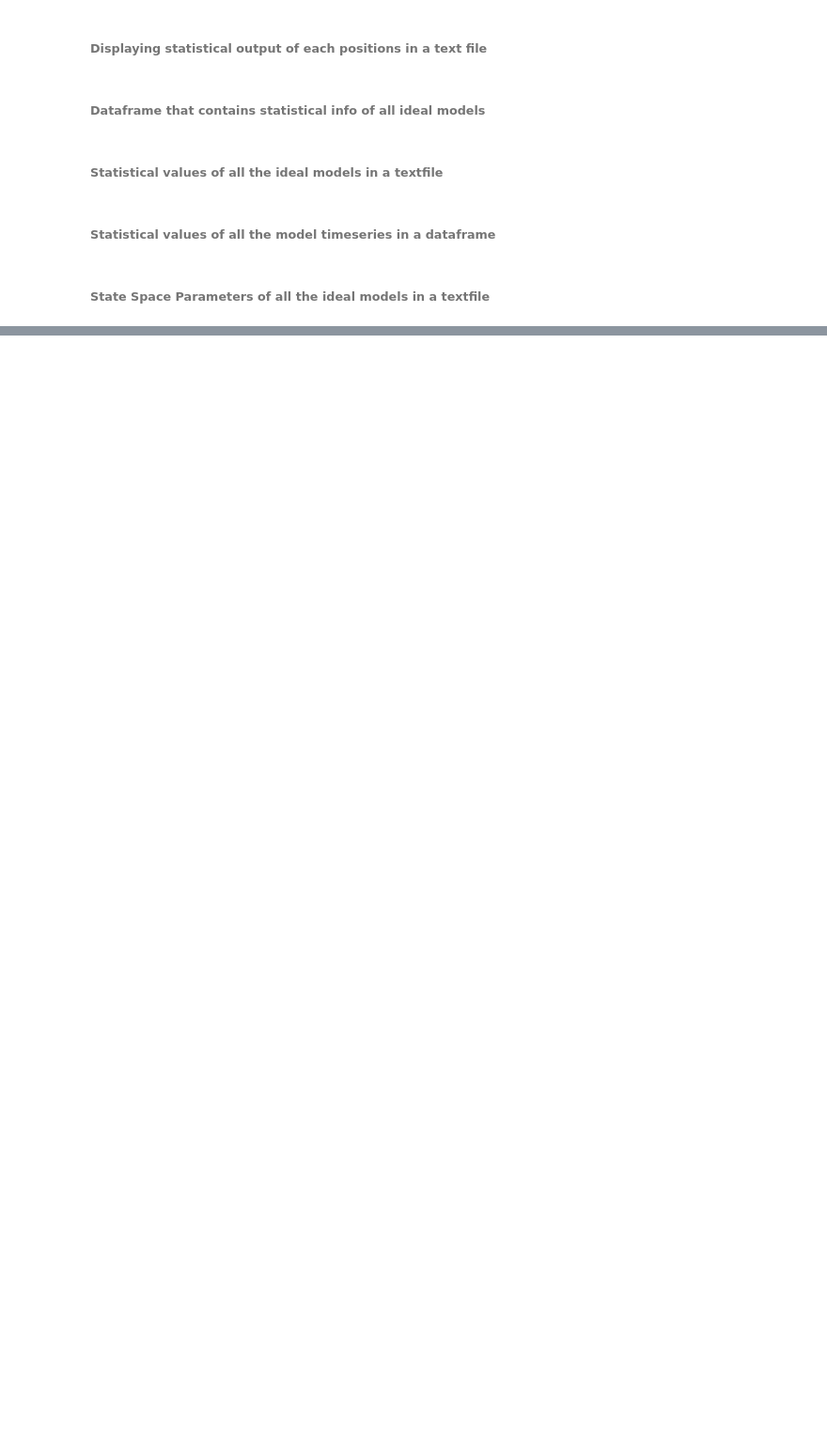
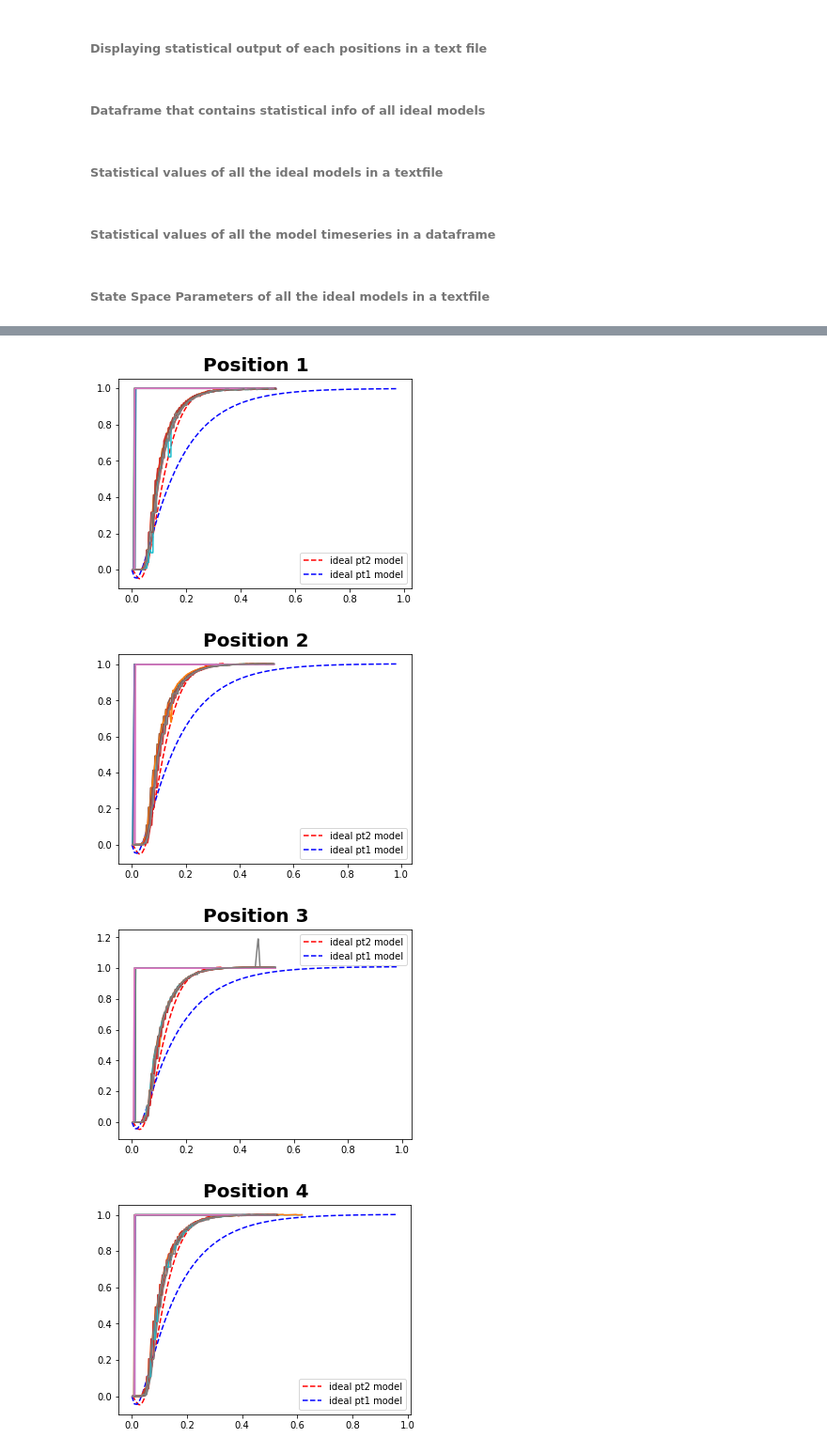
Before and after one commit to lth-tt/sysid2, a Jupyter notebook: Process_Modeling_py2.ipynb, the cells around one changed output, grey strips where cells are left out. Shown at 94% size. Cells and saved outputs as stored; diff of their text form; code cells hidden in the pictures; blank space fills up the shorter version.

```diff
--- a/Process_Modeling_py2.ipynb
+++ b/Process_Modeling_py2.ipynb
@@ -304,0 +336,28 @@ with open("State_Space_Parameters.txt", "w") as text_file:
+# %%
+try:
+    os.makedirs('Model_Validation/')
+except OSError, e:
+    if e.errno != os.errno.EEXIST:
+        raise
+    pass
+a = []
+for i in range(0, positions):
+    fig = plt.figure(figsize = (5,4))
+    fig.suptitle('Position %s'%(i + 1), fontsize = 20, fontweight = 'bold')
+    a.append(fig)
+    plt.plot(model_time_pt2[i], model_output_pt2[i], '--r', label = 'ideal pt2 model')
+    plt.plot(model_time_pt1[i], model_output_pt1[i], '--b', label = 'ideal pt1 model')
+    plt.legend()
+    for j in range(0, observations):
+        try:
+
+            plt.tight_layout(rect=[0, 0.03, 1, 0.95])
+            plt.plot(df_ist_soll[i][j] * m_factor_array[j])
+        except:
+            pass
+    plt.savefig('Model_Validation/Position %s model.png'%(i+1))
+# %% [output]
+[figure, added]
+[figure, added]
+[figure, added]
+[figure, added]
```
Also changed, not shown: parts of 6 cells of this notebook, 9 other files.
